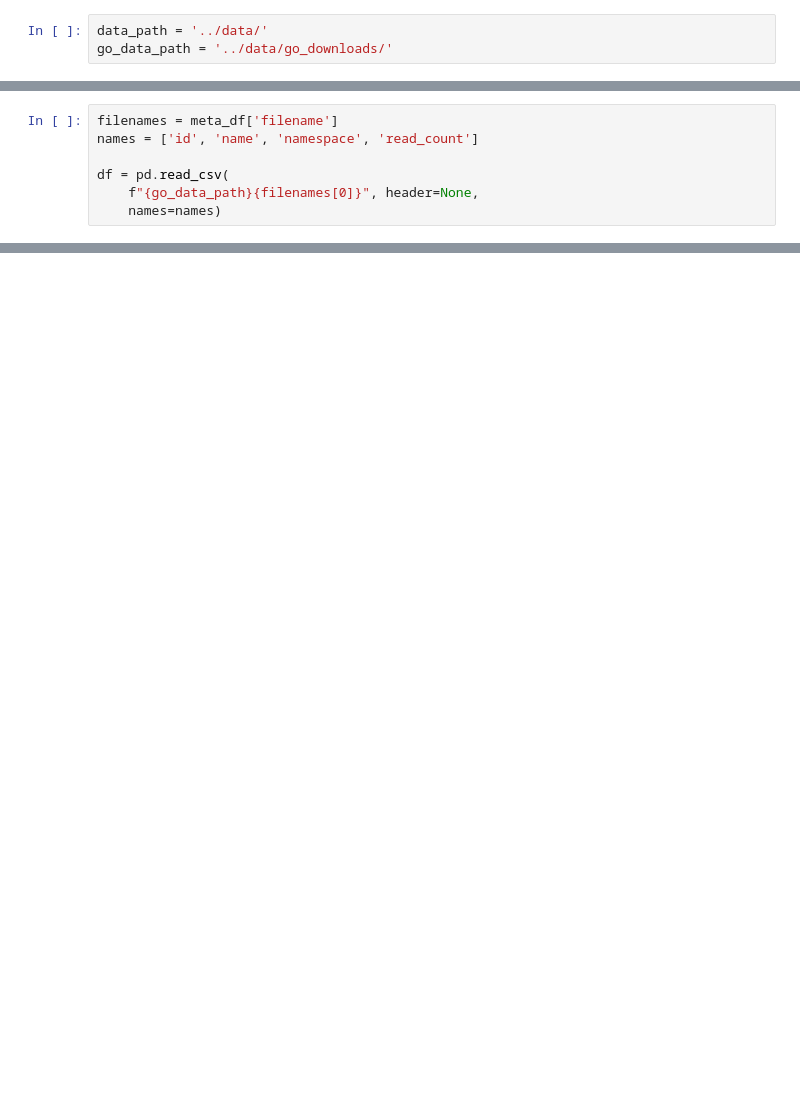
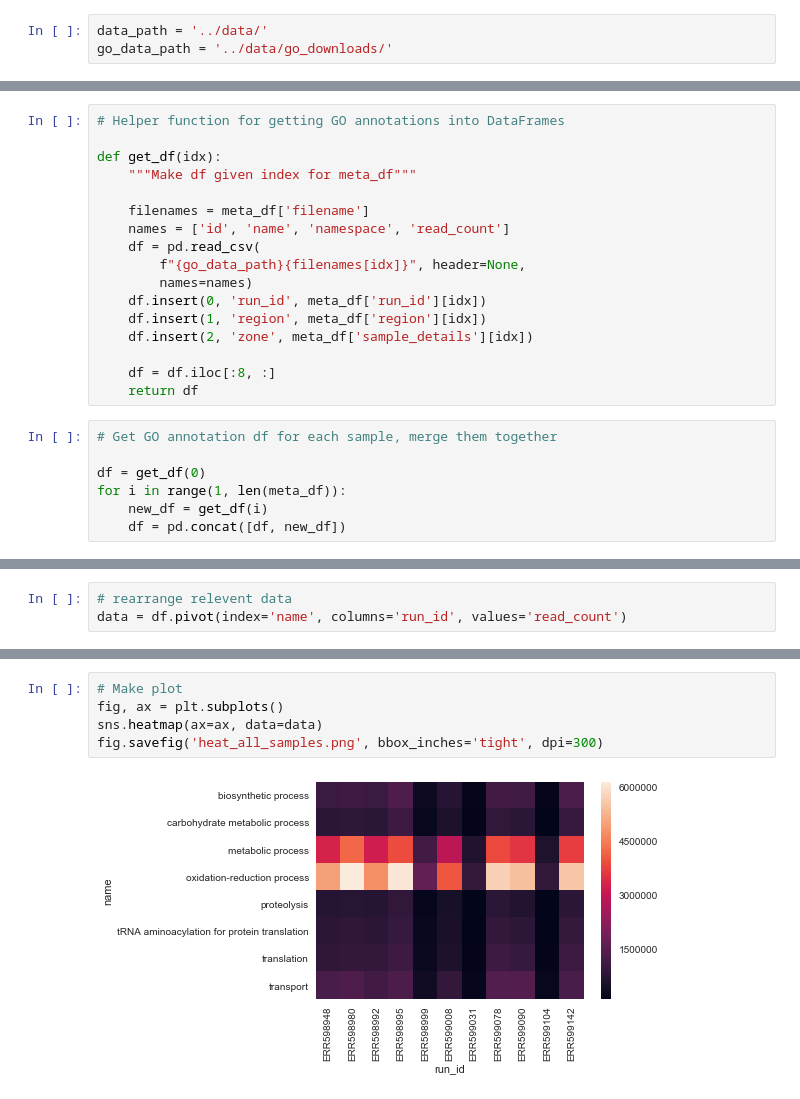
Before and after one commit to dustinmichels/biol338-genomics, a Jupyter notebook: final-project/analysis/Data Analysis.ipynb, the cells around one changed output, grey strips where cells are left out. Saved outputs shown, nothing was run; the diff lists cells and outputs as text; blank space fills up the shorter version.

Commit message:
add heat maps

```diff
--- a/final-project/analysis/Data Analysis.ipynb
+++ b/final-project/analysis/Data Analysis.ipynb
@@ -13,7 +27,0 @@ meta_df.columns = meta_df.columns.str.replace(' ', '_')
-# %%
-filenames = meta_df['filename']
-names = ['id', 'name', 'namespace', 'read_count']
-
-df = pd.read_csv(
-    f"{go_data_path}{filenames[0]}", header=None,
-    names=names)
@@ -81,0 +38,24 @@ df.iloc[:10]
+# %%
+# Helper function for getting GO annotations into DataFrames
+
+def get_df(idx):
+    """Make df given index for meta_df"""
+
+    filenames = meta_df['filename']
+    names = ['id', 'name', 'namespace', 'read_count']
+    df = pd.read_csv(
+        f"{go_data_path}{filenames[idx]}", header=None,
+        names=names)
+    df.insert(0, 'run_id', meta_df['run_id'][idx])
+    df.insert(1, 'region', meta_df['region'][idx])
+    df.insert(2, 'zone', meta_df['sample_details'][idx])
+
+    df = df.iloc[:8, :]
+    return df
+# %%
+# Get GO annotation df for each sample, merge them together
+
+df = get_df(0)
+for i in range(1, len(meta_df)):
+    new_df = get_df(i)
+    df = pd.concat([df, new_df])
@@ -81,0 +83,3 @@ df.iloc[:10]
+# %%
+# rearrange relevent data
+data = df.pivot(index='name', columns='run_id', values='read_count')
@@ -81,0 +99,7 @@ df.iloc[:10]
+# %%
+# Make plot
+fig, ax = plt.subplots()
+sns.heatmap(ax=ax, data=data)
+fig.savefig('heat_all_samples.png', bbox_inches='tight', dpi=300)
+# %% [output]
+[figure, added]
```
Also changed, not shown: parts of 23 cells of this notebook, 3 other files.
